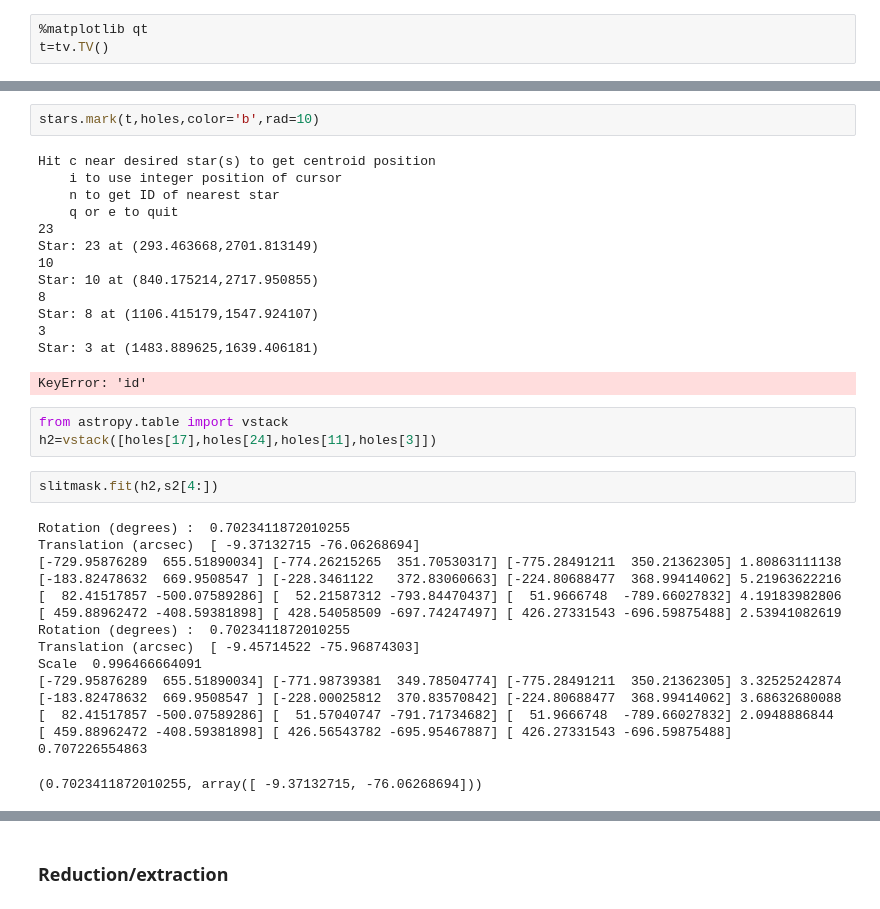
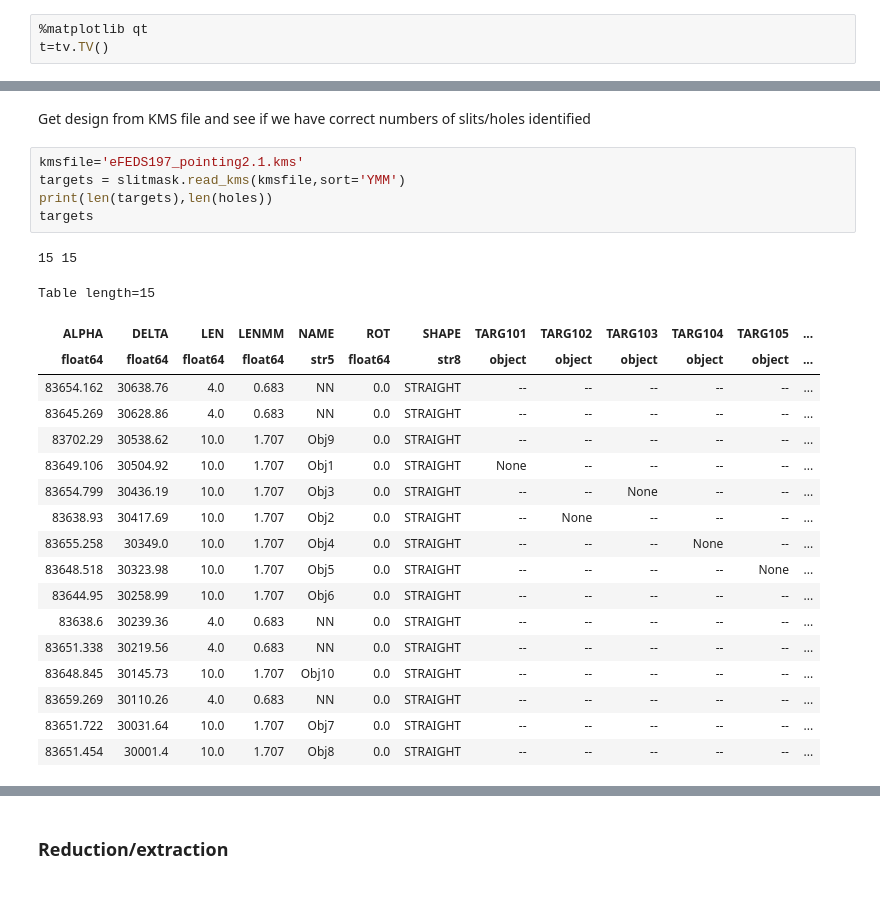
Before and after one commit to holtzmanjon/pyvista, a Jupyter notebook: doc/notebooks/slitmask.ipynb, the cells around one changed output, grey strips where cells are left out. Saved outputs shown, nothing was run; the diff lists cells and outputs as text.

```diff
--- a/doc/notebooks/slitmask.ipynb
+++ b/doc/notebooks/slitmask.ipynb
@@ -176,36 +83,27 @@ Table length=4
-# %%
-stars.mark(t,holes,color='b',rad=10)
-# %% [output]
-Hit c near desired star(s) to get centroid position
-    i to use integer position of cursor
-    n to get ID of nearest star
-    q or e to quit
-23
-Star: 23 at (293.463668,2701.813149)
-10
-Star: 10 at (840.175214,2717.950855)
-8
-Star: 8 at (1106.415179,1547.924107)
-3
-Star: 3 at (1483.889625,1639.406181)
-KeyError: 'id'
-# %%
-from astropy.table import vstack
-h2=vstack([holes[17],holes[24],holes[11],holes[3]])
-# %%
-slitmask.fit(h2,s2[4:])
-# %% [output]
-Rotation (degrees) :  0.7023411872010255
-Translation (arcsec)  [ -9.37132715 -76.06268694]
-[-729.95876289  655.51890034] [-774.26215265  351.70530317] [-775.28491211  350.21362305] 1.80863111138
-[-183.82478632  669.9508547 ] [-228.3461122   372.83060663] [-224.80688477  368.99414062] 5.21963622216
-[  82.41517857 -500.07589286] [  52.21587312 -793.84470437] [  51.9666748  -789.66027832] 4.19183982806
-[ 459.88962472 -408.59381898] [ 428.54058509 -697.74247497] [ 426.27331543 -696.59875488] 2.53941082619
-Rotation (degrees) :  0.7023411872010255
-Translation (arcsec)  [ -9.45714522 -75.96874303]
-Scale  0.996466664091
-[-729.95876289  655.51890034] [-771.98739381  349.78504774] [-775.28491211  350.21362305] 3.32525242874
-[-183.82478632  669.9508547 ] [-228.00025812  370.83570842] [-224.80688477  368.99414062] 3.68632680088
-[  82.41517857 -500.07589286] [  51.57040747 -791.71734682] [  51.9666748  -789.66027832] 2.0948886844
-[ 459.88962472 -408.59381898] [ 426.56543782 -695.95467887] [ 426.27331543 -696.59875488] 0.707226554863
-(0.7023411872010255, array([ -9.37132715, -76.06268694]))
+# %% [markdown]
+Get design from KMS file and see if we have correct numbers of slits/holes identified
+# %%
+kmsfile='eFEDS197_pointing2.1.kms'
+targets = slitmask.read_kms(kmsfile,sort='YMM')
+print(len(targets),len(holes))
+targets
+# %% [output]
+15 15
+Table length=15
+| ALPHA | DELTA | LEN | LENMM | NAME | ROT | SHAPE | TARG101 | TARG102 | TARG103 | TARG104 | TARG105 | ... |
+| float64 | float64 | float64 | float64 | str5 | float64 | str8 | object | object | object | object | object | ... |
+| 83654.162 | 30638.76 | 4.0 | 0.683 | NN | 0.0 | STRAIGHT | -- | -- | -- | -- | -- | ... |
+| 83645.269 | 30628.86 | 4.0 | 0.683 | NN | 0.0 | STRAIGHT | -- | -- | -- | -- | -- | ... |
+| 83702.29 | 30538.62 | 10.0 | 1.707 | Obj9 | 0.0 | STRAIGHT | -- | -- | -- | -- | -- | ... |
+| 83649.106 | 30504.92 | 10.0 | 1.707 | Obj1 | 0.0 | STRAIGHT | None | -- | -- | -- | -- | ... |
+| 83654.799 | 30436.19 | 10.0 | 1.707 | Obj3 | 0.0 | STRAIGHT | -- | -- | None | -- | -- | ... |
+| 83638.93 | 30417.69 | 10.0 | 1.707 | Obj2 | 0.0 | STRAIGHT | -- | None | -- | -- | -- | ... |
+| 83655.258 | 30349.0 | 10.0 | 1.707 | Obj4 | 0.0 | STRAIGHT | -- | -- | -- | None | -- | ... |
+| 83648.518 | 30323.98 | 10.0 | 1.707 | Obj5 | 0.0 | STRAIGHT | -- | -- | -- | -- | None | ... |
+| 83644.95 | 30258.99 | 10.0 | 1.707 | Obj6 | 0.0 | STRAIGHT | -- | -- | -- | -- | -- | ... |
+| 83638.6 | 30239.36 | 4.0 | 0.683 | NN | 0.0 | STRAIGHT | -- | -- | -- | -- | -- | ... |
+| 83651.338 | 30219.56 | 4.0 | 0.683 | NN | 0.0 | STRAIGHT | -- | -- | -- | -- | -- | ... |
+| 83648.845 | 30145.73 | 10.0 | 1.707 | Obj10 | 0.0 | STRAIGHT | -- | -- | -- | -- | -- | ... |
+| 83659.269 | 30110.26 | 4.0 | 0.683 | NN | 0.0 | STRAIGHT | -- | -- | -- | -- | -- | ... |
+| 83651.722 | 30031.64 | 10.0 | 1.707 | Obj7 | 0.0 | STRAIGHT | -- | -- | -- | -- | -- | ... |
+| 83651.454 | 30001.4 | 10.0 | 1.707 | Obj8 | 0.0 | STRAIGHT | -- | -- | -- | -- | -- | ... |
```
Also changed, not shown: parts of 56 cells of this notebook, 1 other file.
